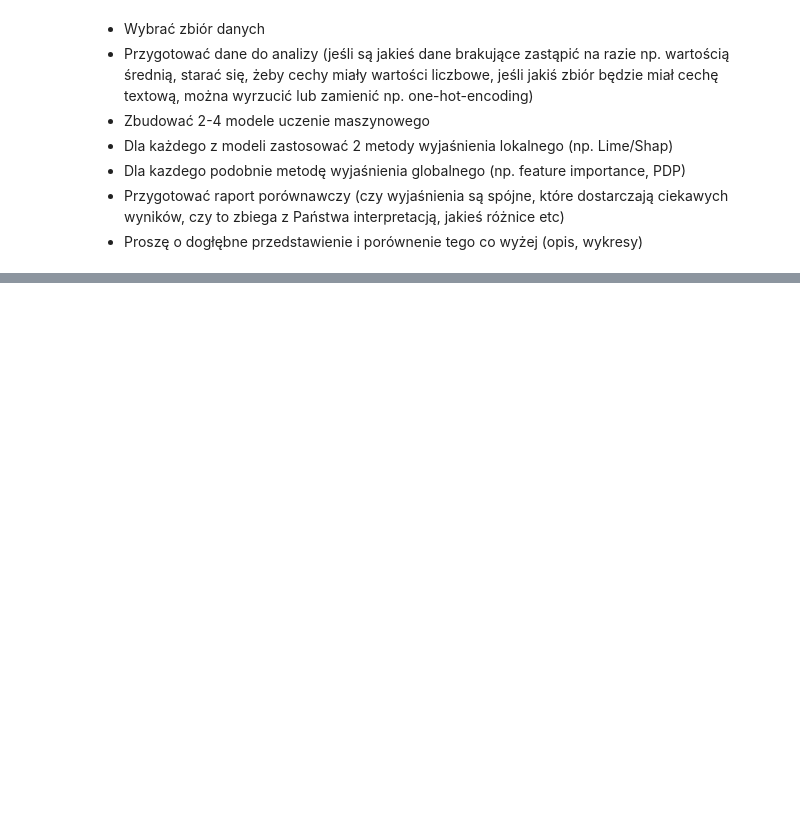
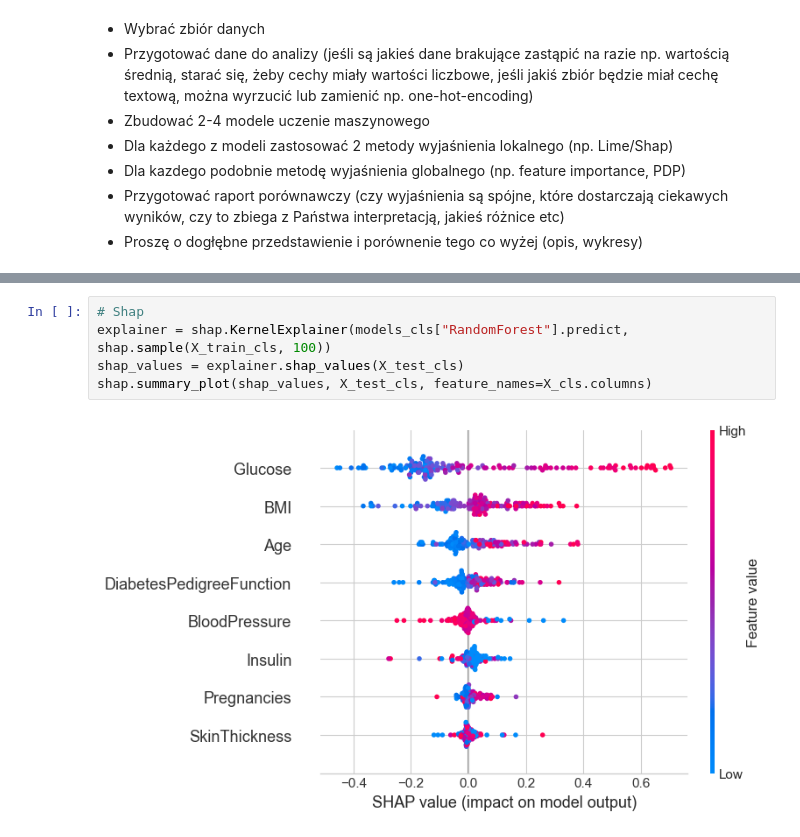
Before and after one commit to pawel00wypych/Machine-Learning-Techniques, a Jupyter notebook: ModelsExplainability/139897_Paweł_Wypych_ModelsExplainability.ipynb, the cells around one changed output, grey strips where cells are left out. Cells and saved outputs as stored; diff of their text form; blank space fills up the shorter version.

```diff
--- a/ModelsExplainability/139897_Paweł_Wypych_ModelsExplainability.ipynb
+++ b/ModelsExplainability/139897_Paweł_Wypych_ModelsExplainability.ipynb
@@ -36,0 +136,7 @@ data.head(20)
+# %%
+# Shap
+explainer = shap.KernelExplainer(models_cls["RandomForest"].predict, shap.sample(X_train_cls, 100))
+shap_values = explainer.shap_values(X_test_cls)
+shap.summary_plot(shap_values, X_test_cls, feature_names=X_cls.columns)
+# %% [output]
+[figure, added]
```
Also changed, not shown: parts of 39 cells of this notebook, 1 other file.
